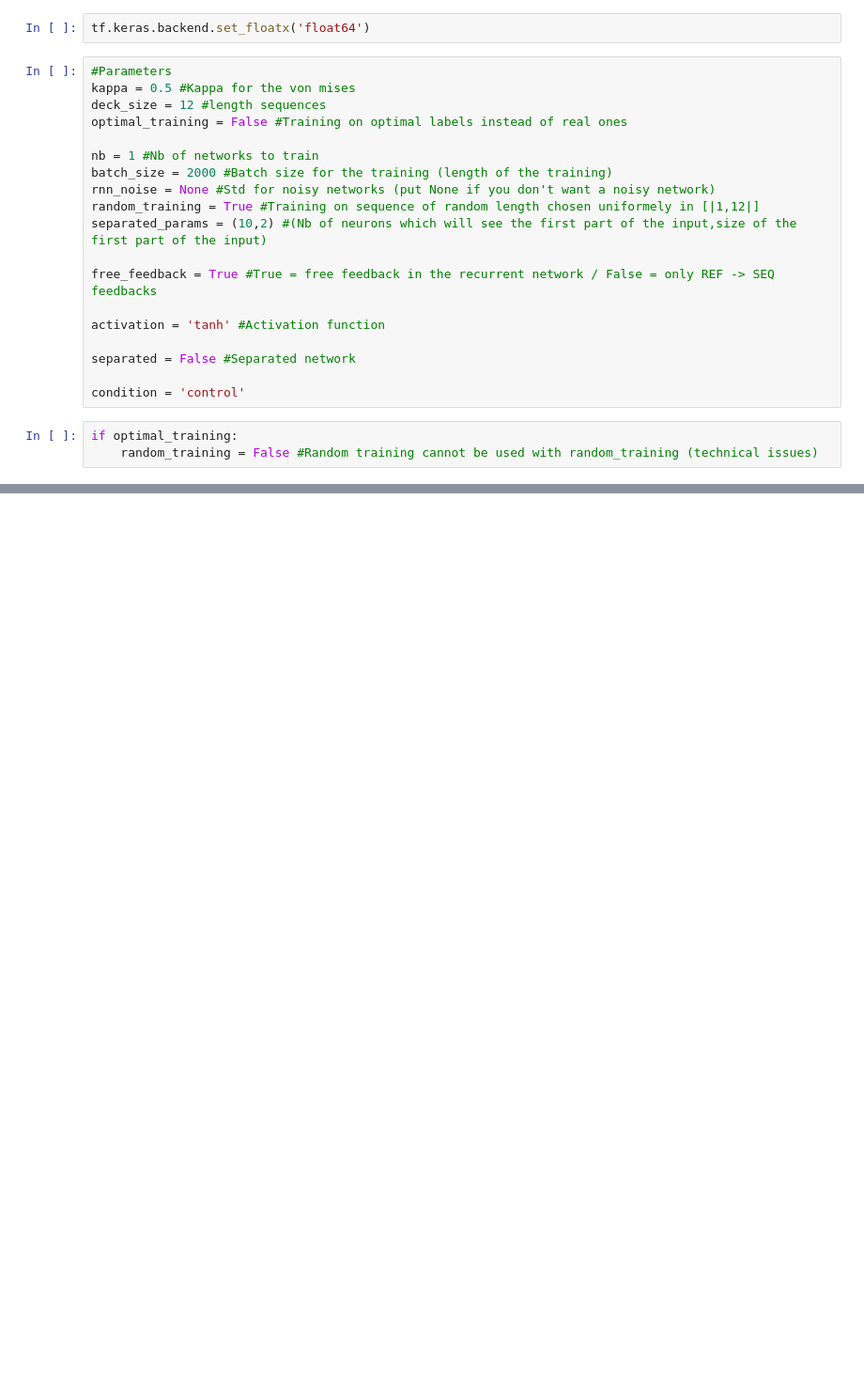
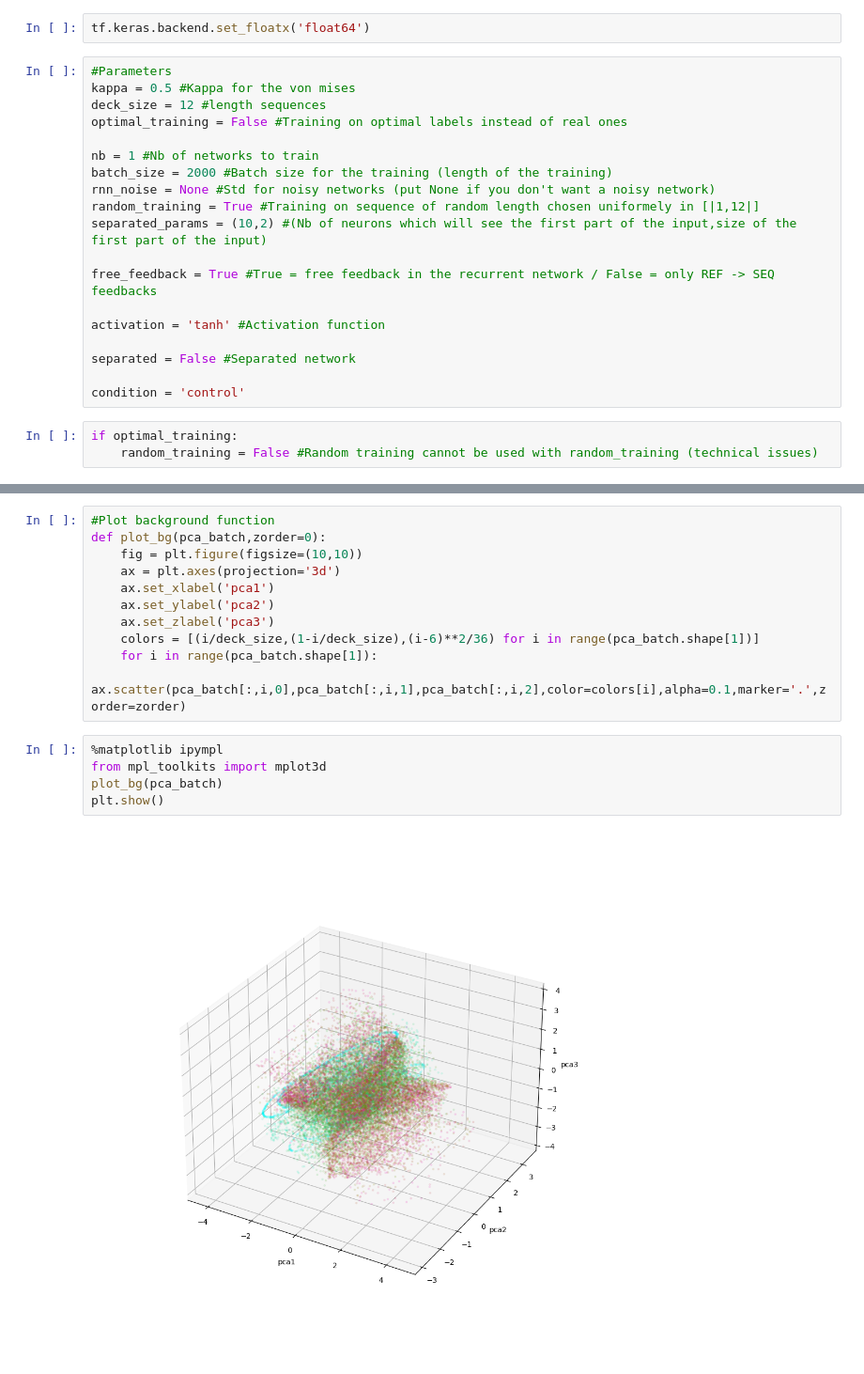
Before and after one commit to Nicolas-Yax/CATMAP-RNN, a Jupyter notebook: main.ipynb, the cells around one changed output, grey strips where cells are left out. Shown: that part at 94% size. Cells and saved outputs as stored; diff of their text form; blank space fills up the shorter version.

```diff
--- a/main.ipynb
+++ b/main.ipynb
@@ -112,0 +139,18 @@ plt.show()
+# %%
+#Plot background function
+def plot_bg(pca_batch,zorder=0):
+    fig = plt.figure(figsize=(10,10))
+    ax = plt.axes(projection='3d')
+    ax.set_xlabel('pca1')
+    ax.set_ylabel('pca2')
+    ax.set_zlabel('pca3')
+    colors = [(i/deck_size,(1-i/deck_size),(i-6)**2/36) for i in range(pca_batch.shape[1])]
+    for i in range(pca_batch.shape[1]):
+        ax.scatter(pca_batch[:,i,0],pca_batch[:,i,1],pca_batch[:,i,2],color=colors[i],alpha=0.1,marker='.',zorder=zorder)
+# %%
+%matplotlib ipympl
+from mpl_toolkits import mplot3d
+plot_bg(pca_batch)
+plt.show()
+# %% [output]
+[figure, added]
```
Also changed, not shown: parts of 18 cells of this notebook, 1 other file.
